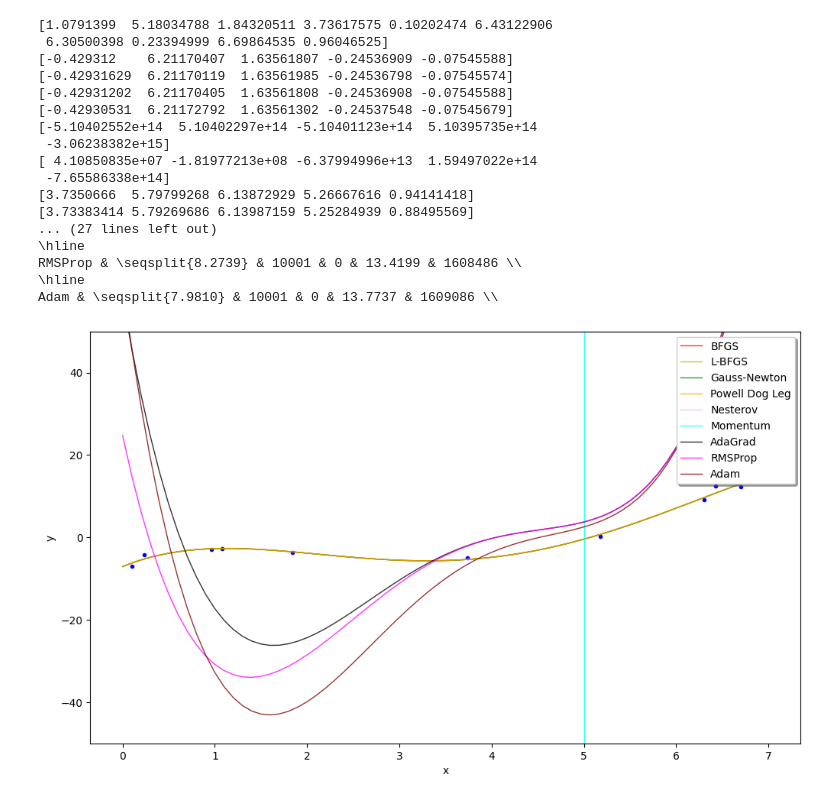
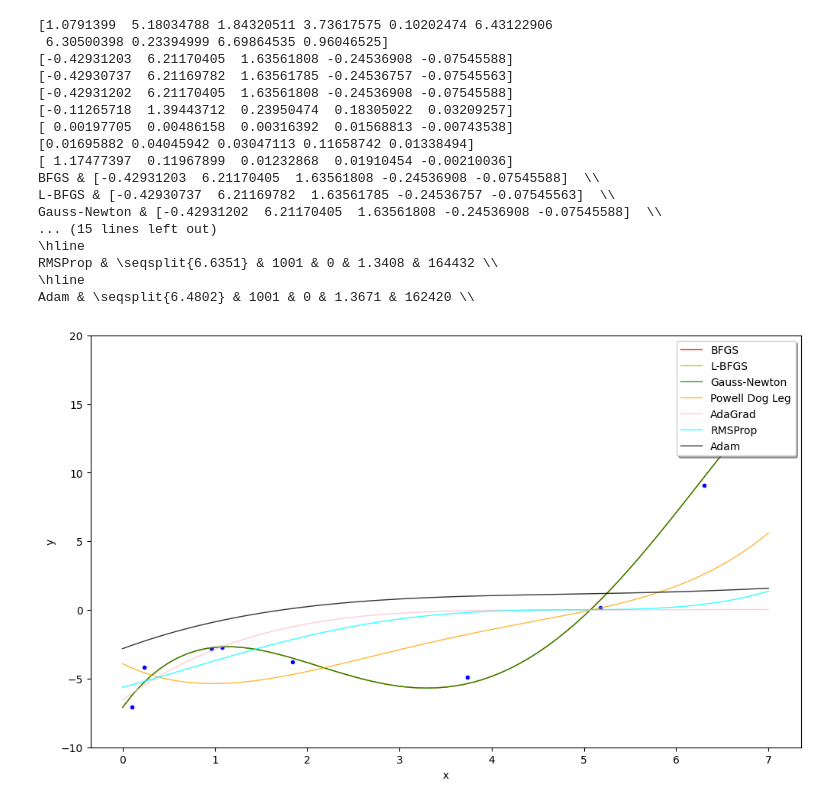
Before and after one commit to ivashka27/met_opt_danya3, a Jupyter notebook: lab3/report.ipynb, the cells around one changed output. Saved outputs shown, nothing was run; the diff lists cells and outputs as text; code cells hidden in the pictures.

```diff
--- a/lab3/report.ipynb
+++ b/lab3/report.ipynb
@@ -63,7 +63,7 @@ f = mse_func(func, X, y)
 grad = grad_func(f, dim)
 hess = lambda x0: approx_fprime(x0, lambda t: approx_fprime(t, f))
 
-start = [3.7382830779381693, 5.786117493022634, 6.197887800269345, 4.997400335509752, 2.2158769871496475]
+start = np.zeros(dim)
 # %%
 def make_plot(ws, names, colors):
     fig, ax = plt.subplots()
@@ -78,7 +78,7 @@ def make_plot(ws, names, colors):
         l, = plt.plot(t1, Y, '-', color=color, linewidth=1, alpha=0.8)
         ls.append(l)
         names.append(name)
-    plt.ylim(-50, 50)
+    plt.ylim(-10, 20)
     ax.legend(ls, names, loc='upper right', shadow=True, prop={'size': 10})
     plt.xlabel('x')
     plt.ylabel('y')
@@ -119,10 +119,10 @@ infos = []
 ws = []
 print(X)
 
-names = ["BFGS", "L-BFGS", "Gauss-Newton", "Powell Dog Leg", "Nesterov", "Momentum", "AdaGrad", "RMSProp", "Adam"]
+names = ["BFGS", "L-BFGS", "Gauss-Newton", "Powell Dog Leg", "AdaGrad", "RMSProp", "Adam"]
 colors = ['r', 'y', 'g', 'orange', 'pink', 'cyan', 'black', 'magenta', 'maroon']
 lr = lambda epoch: 0.5 * math.exp(-0.1 * epoch)
-maxit = 10000
+maxit = 1000
 
 infos.append(methods.bfgs(f, grad, start.copy(), max_iter=maxit))
 ws.append(infos[-1][0][-1])
@@ -132,52 +132,44 @@ infos.append(methods.l_bfgs(f, grad, start.copy(), max_iter=maxit))
 ws.append(infos[-1][0][-1])
 print(ws[-1])
 
 infos.append(methods.gauss_newton(gauss_f, jacobian, X, y, start.copy(), max_iter=maxit))
 ws.append(infos[-1][0][-1])
 print(ws[-1])
 
-infos.append(methods.trust_region_dogleg(f, grad, hess, start.copy(), max_iter=maxit))
-ws.append(infos[-1][0][-1])
-print(ws[-1])
-
-infos.append(methods2.sgd_nesterov(f, grad, start.copy(), learning_rate=lr, max_iter=maxit))
-ws.append(infos[-1][0][-1])
-print(ws[-1])
-
-infos.append(methods2.sgd_with_momentum(f, grad, start.copy(), learning_rate=lr, max_iter=maxit))
+infos.append(methods.trust_region_dogleg(f, grad, hess, start.copy(), max_iter=20))
 ws.append(infos[-1][0][-1])
 print(ws[-1])
 
 infos.append(methods2.sgd_adagrad(f, grad, start.copy(), learning_rate=lr, max_iter=maxit))
 ws.append(infos[-1][0][-1])
 print(ws[-1])
 
 infos.append(methods2.sgd_rmsprop(f, grad, start.copy(), learning_rate=lr, max_iter=maxit))
 ws.append(infos[-1][0][-1])
 print(ws[-1])
 
 infos.append(methods2.sgd_adam(f, grad, start.copy(), learning_rate=lr, max_iter=maxit))
 ws.append(infos[-1][0][-1])
 print(ws[-1])
 
 print_table(infos, names)
 make_plot(ws, names, colors)
 # %% [output]
 [1.0791399  5.18034788 1.84320511 3.73617575 0.10202474 6.43122906
  6.30500398 0.23394999 6.69864535 0.96046525]
-[-0.429312    6.21170407  1.63561807 -0.24536909 -0.07545588]
-[-0.42931629  6.21170119  1.63561985 -0.24536798 -0.07545574]
+[-0.42931203  6.21170405  1.63561808 -0.24536908 -0.07545588]
+[-0.42930737  6.21169782  1.63561785 -0.24536757 -0.07545563]
 [-0.42931202  6.21170405  1.63561808 -0.24536908 -0.07545588]
-[-0.42930531  6.21172792  1.63561302 -0.24537548 -0.07545679]
-[-5.10402552e+14  5.10402297e+14 -5.10401123e+14  5.10395735e+14
- -3.06238382e+15]
-[ 4.10850835e+07 -1.81977213e+08 -6.37994996e+13  1.59497022e+14
- -7.65586338e+14]
-[3.7350666  5.79799268 6.13872929 5.26667616 0.94141418]
-[3.73383414 5.79269686 6.13987159 5.25284939 0.88495569]
-... (27 lines left out)
+[-0.11265718  1.39443712  0.23950474  0.18305022  0.03209257]
+[ 0.00197705  0.00486158  0.00316392  0.01568813 -0.00743538]
+[0.01695882 0.04045942 0.03047113 0.11658742 0.01338494]
+[ 1.17477397  0.11967899  0.01232868  0.01910454 -0.00210036]
+BFGS & [-0.42931203  6.21170405  1.63561808 -0.24536908 -0.07545588]  \\
+L-BFGS & [-0.42930737  6.21169782  1.63561785 -0.24536757 -0.07545563]  \\
+Gauss-Newton & [-0.42931202  6.21170405  1.63561808 -0.24536908 -0.07545588]  \\
+... (15 lines left out)
 \hline
-RMSProp & \seqsplit{8.2739} & 10001 & 0 & 13.4199 & 1608486 \\
+RMSProp & \seqsplit{6.6351} & 1001 & 0 & 1.3408 & 164432 \\
 \hline
-Adam & \seqsplit{7.9810} & 10001 & 0 & 13.7737 & 1609086 \\
+Adam & \seqsplit{6.4802} & 1001 & 0 & 1.3671 & 162420 \\
-[figure, old version]
+[figure, new version]
```
Also changed, not shown: 2 other files.
